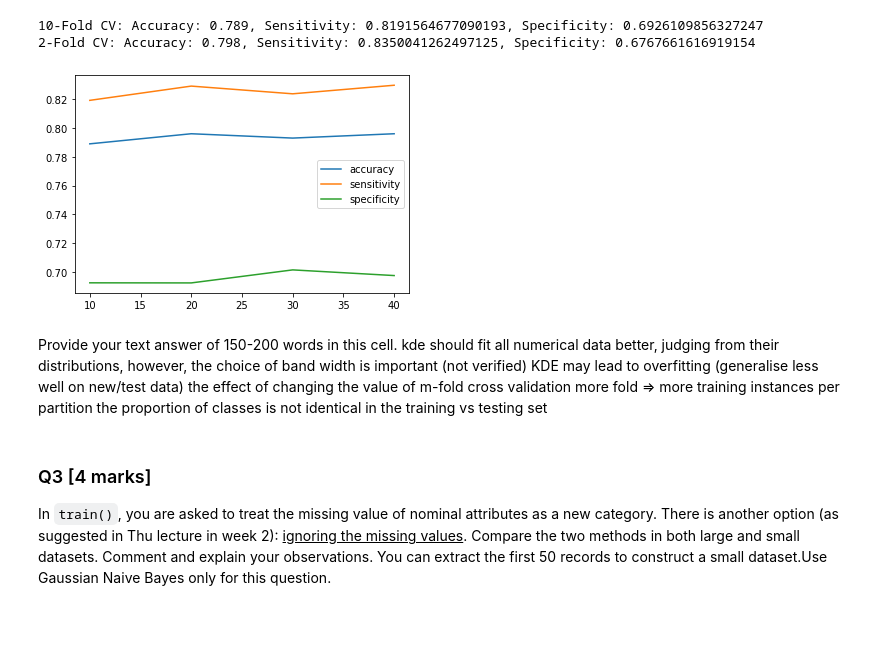
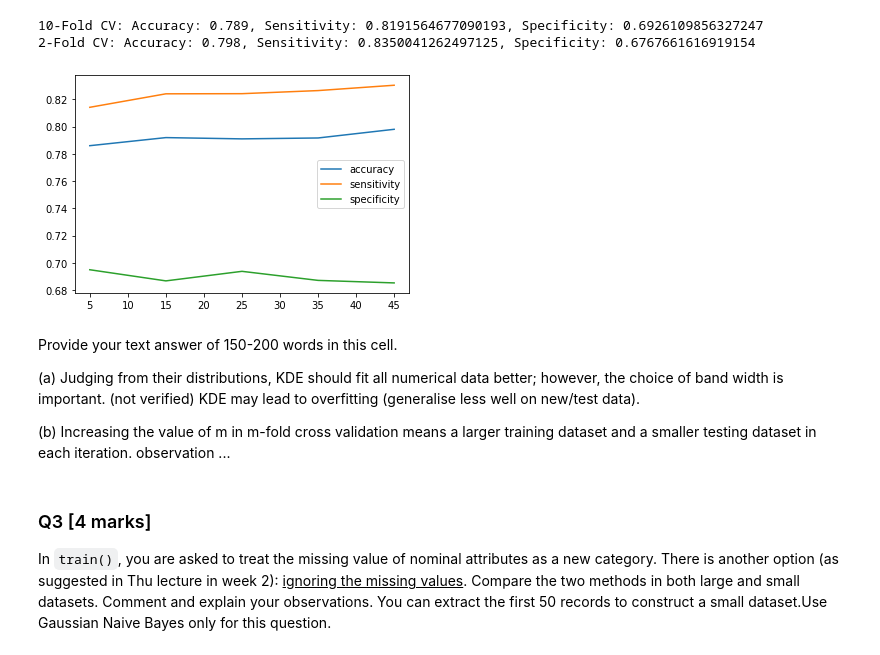
Before and after one commit to Meatssauce/comp30027-machine-learning-assignment-1, a Jupyter notebook: COMP3027ASS1_template.ipynb, the cells around one changed output. Drawn from its saved outputs; the diff is of its cells as text; code cells hidden in the pictures; blank space fills up the shorter version.

```diff
--- a/COMP3027ASS1_template.ipynb
+++ b/COMP3027ASS1_template.ipynb
@@ -278,24 +276,24 @@ print("2-Fold CV: Accuracy: {}, Sensitivity: {}, Specificity: {}".format(cv2_res
 2-Fold CV: Accuracy: 0.798, Sensitivity: 0.8350041262497125, Specificity: 0.6767661616919154
 # %%
 results = []
-for m in range(10,50,10):
+for m in range(5,50,10):
     results.append(cross_validate(df, m))
 
 results = np.array(results)
-plt.plot(range(10,50,10), results[:,0], label="accuracy")
-plt.plot(range(10,50,10), results[:,1], label="sensitivity")
-plt.plot(range(10,50,10), results[:,2], label="specificity")
+plt.plot(range(5,50,10), results[:,0], label="accuracy")
+plt.plot(range(5,50,10), results[:,1], label="sensitivity")
+plt.plot(range(5,50,10), results[:,2], label="specificity")
 plt.legend()
 plt.show()
 # %% [output]
-[figure, old version]
+[figure, new version]
 # %% [markdown]
 Provide your text answer of 150-200 words in this cell.
-kde should fit all numerical data better, judging from their distributions, however, the choice of band width is important
-(not verified) KDE may lead to overfitting (generalise less well on new/test data)
-the effect of changing the value of m-fold cross validation
-more fold => more training instances per partition
-the proportion of classes is not identical in the training vs testing set
+
+(a) Judging from their distributions, KDE should fit all numerical data better; however, the choice of band width is important.
+(not verified) KDE may lead to overfitting (generalise less well on new/test data).
+
+(b) Increasing the value of m in m-fold cross validation means a larger training dataset and a smaller testing dataset in each iteration. observation ...
 # %% [markdown]
 ### Q3 [4 marks]
 In `train()`, you are asked to treat the missing value of nominal attributes as a new category. There is another option (as suggested in Thu lecture in week 2): <u>ignoring the missing values</u>.
```
Also changed, not shown: parts of 3 cells of this notebook.
